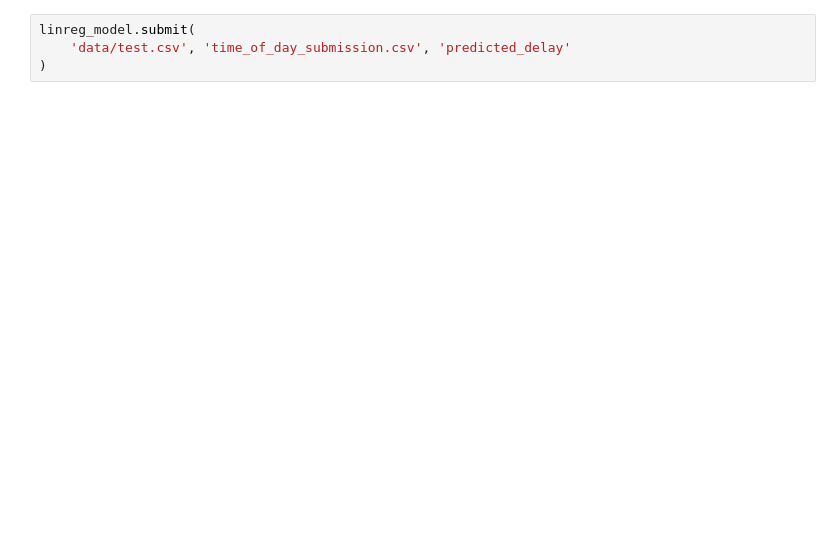
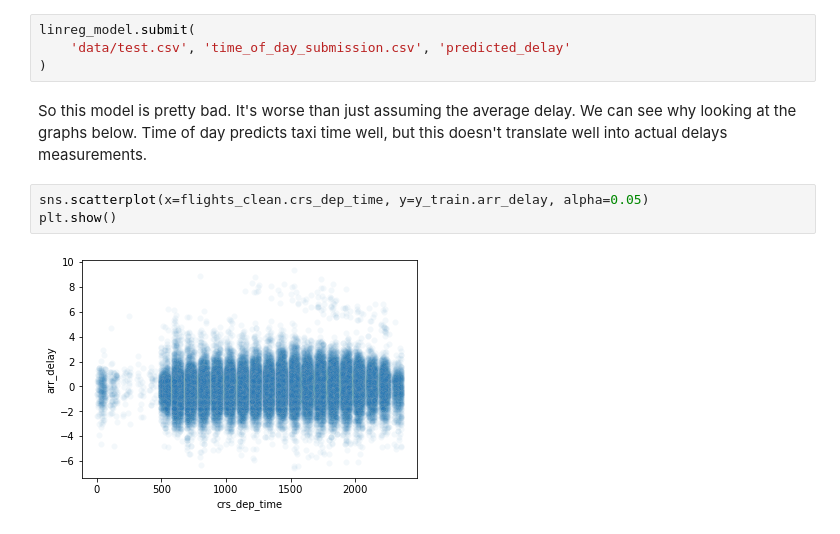
Before and after one commit to Noah2252/Lighthouse-Lab-Midterm-Project, a Jupyter notebook: time_of_day_model.ipynb, the cells around one changed output. Saved outputs shown, nothing was run; the diff lists cells and outputs as text; blank space fills up the shorter version.

```diff
--- a/time_of_day_model.ipynb
+++ b/time_of_day_model.ipynb
@@ -49,3 +60,10 @@ linreg_model.validate(harness.clean_train(flights_test))
 linreg_model.submit(
     'data/test.csv', 'time_of_day_submission.csv', 'predicted_delay'
 )
+# %% [markdown]
+So this model is pretty bad. It's worse than just assuming the average delay. We can see why looking at the graphs below. Time of day predicts taxi time well, but this doesn't translate well into actual delays measurements.
+# %%
+sns.scatterplot(x=flights_clean.crs_dep_time, y=y_train.arr_delay, alpha=0.05)
+plt.show()
+# %% [output]
+[figure, added]
```
Also changed, not shown: parts of 5 cells of this notebook, 2 other files.
